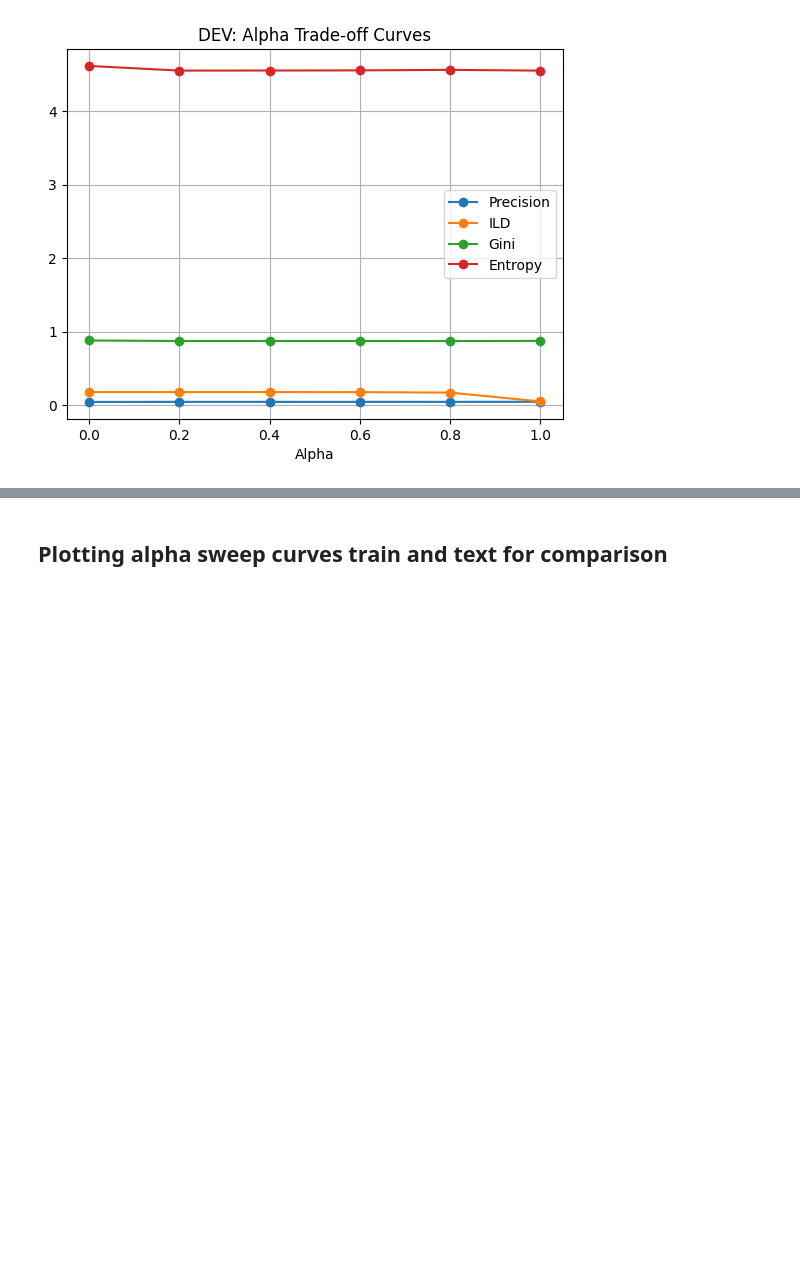
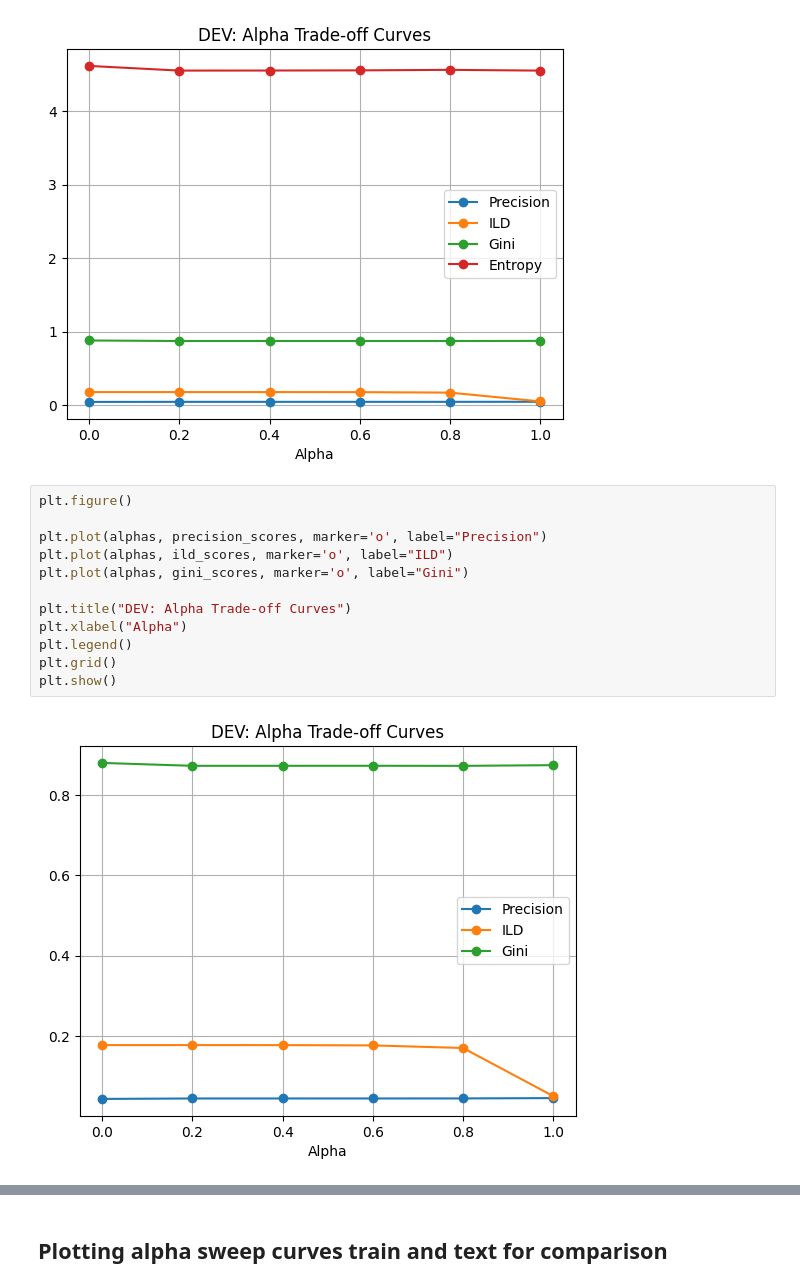
Before and after one commit to neeyatlotlikar/me_fy_project, a Jupyter notebook: ADF_ReRanking_MIND.ipynb, the cells around one changed output, grey strips where cells are left out. Cells and saved outputs as stored; diff of their text form; blank space fills up the shorter version.

```diff
--- a/ADF_ReRanking_MIND.ipynb
+++ b/ADF_ReRanking_MIND.ipynb
@@ -2295,3 +3323,17 @@ plt.grid()
 plt.show()
 # %% [output]
 [figure]
+# %%
+plt.figure()
+
+plt.plot(alphas, precision_scores, marker='o', label="Precision")
+plt.plot(alphas, ild_scores, marker='o', label="ILD")
+plt.plot(alphas, gini_scores, marker='o', label="Gini")
+
+plt.title("DEV: Alpha Trade-off Curves")
+plt.xlabel("Alpha")
+plt.legend()
+plt.grid()
+plt.show()
+# %% [output]
+[figure, added]
```
Also changed, not shown: parts of 44 cells of this notebook.
